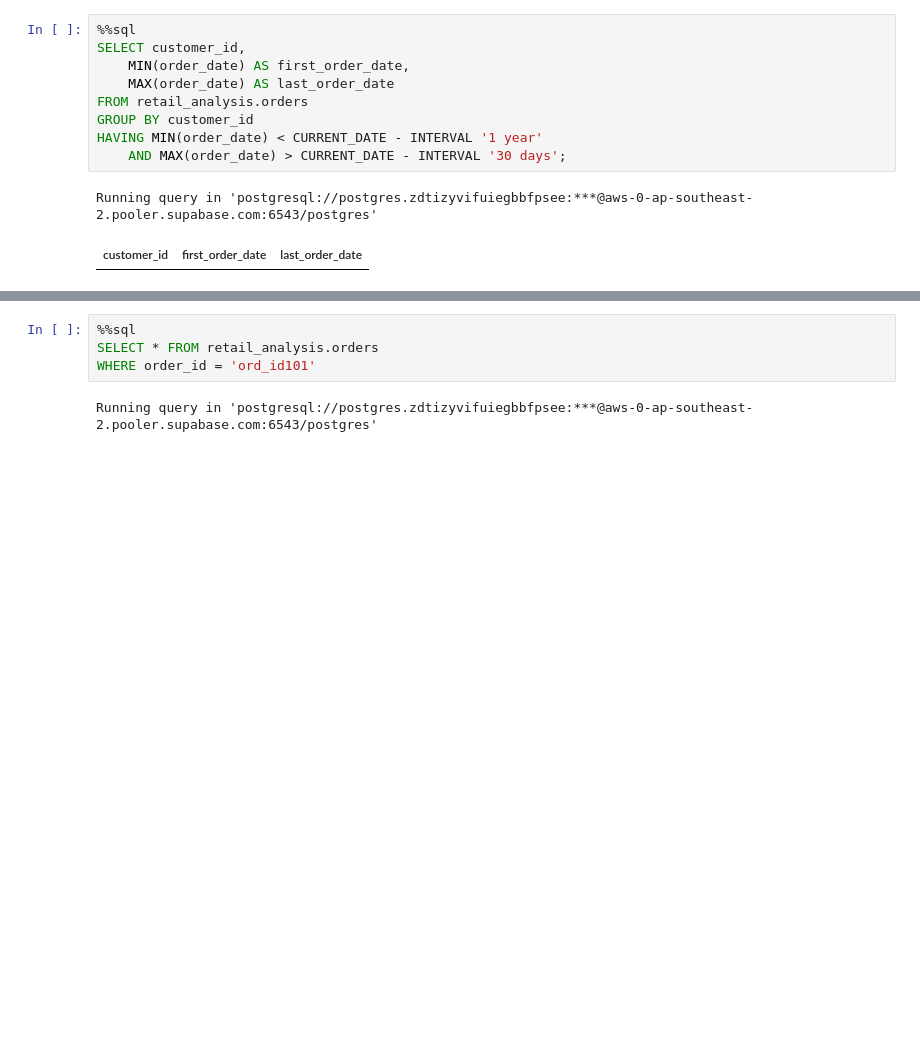
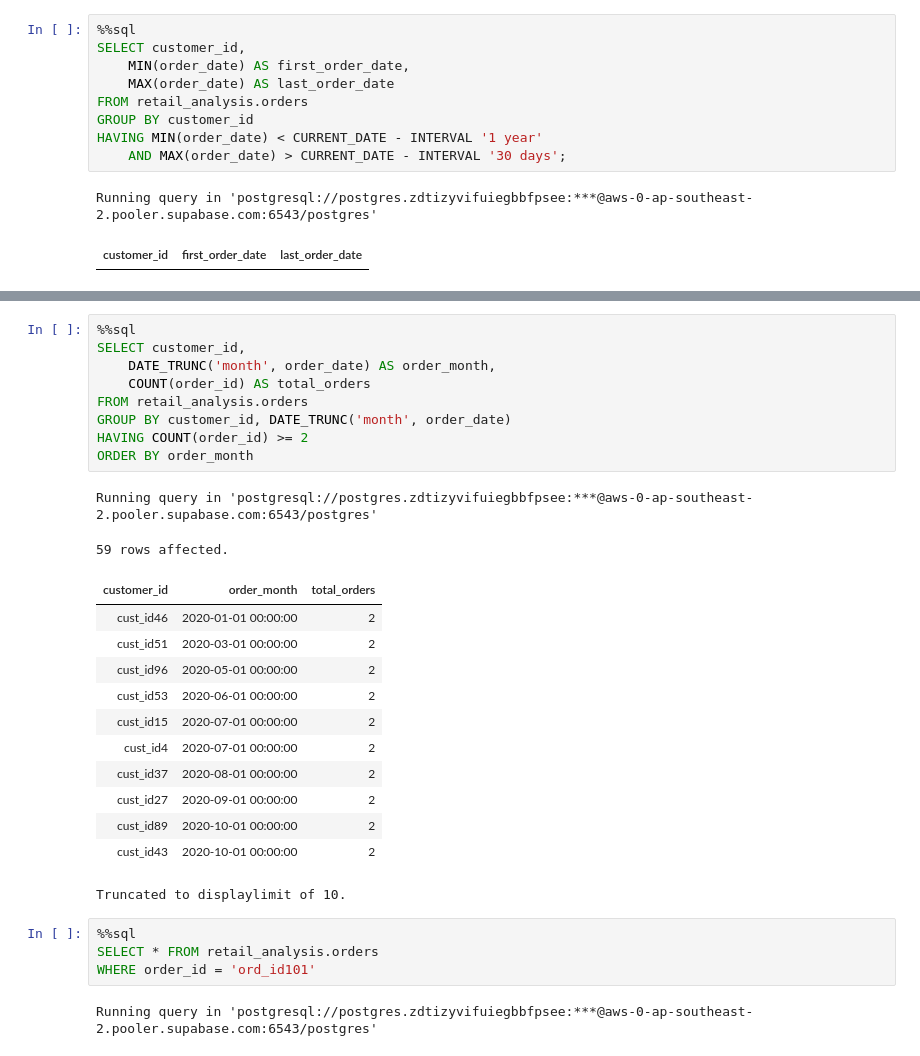
Before and after one commit to umesh-creates/sql_pandas_exercise_and_notes, a Jupyter notebook: retail_analysis exercise/date _and_time.ipynb, the cells around one changed output, grey strips where cells are left out. Saved outputs shown, nothing was run; the diff lists cells and outputs as text; blank space fills up the shorter version.

```diff
--- a/retail_analysis exercise/date _and_time.ipynb
+++ b/retail_analysis exercise/date _and_time.ipynb
@@ -2157,3 +2169,27 @@ Running query in 'postgresql://postgres.zdtizyvifuiegbbfpsee:***@aws-0-ap-southe
+# %%
+%%sql
+SELECT customer_id,
+    DATE_TRUNC('month', order_date) AS order_month,
+    COUNT(order_id) AS total_orders
+FROM retail_analysis.orders
+GROUP BY customer_id, DATE_TRUNC('month', order_date)
+HAVING COUNT(order_id) >= 2
+ORDER BY order_month
+# %% [output]
+Running query in 'postgresql://postgres.zdtizyvifuiegbbfpsee:***@aws-0-ap-southeast-2.pooler.supabase.com:6543/postgres'
+59 rows affected.
+| customer_id | order_month | total_orders |
+| cust_id46 | 2020-01-01 00:00:00 | 2 |
+| cust_id51 | 2020-03-01 00:00:00 | 2 |
+| cust_id96 | 2020-05-01 00:00:00 | 2 |
+| cust_id53 | 2020-06-01 00:00:00 | 2 |
+| cust_id15 | 2020-07-01 00:00:00 | 2 |
+| cust_id4 | 2020-07-01 00:00:00 | 2 |
+| cust_id37 | 2020-08-01 00:00:00 | 2 |
+| cust_id27 | 2020-09-01 00:00:00 | 2 |
+| cust_id89 | 2020-10-01 00:00:00 | 2 |
+| cust_id43 | 2020-10-01 00:00:00 | 2 |
+Truncated to displaylimit of 10.
 # %%
 %%sql
 SELECT * FROM retail_analysis.orders
```
Also changed, not shown: parts of 1 cell of this notebook.
